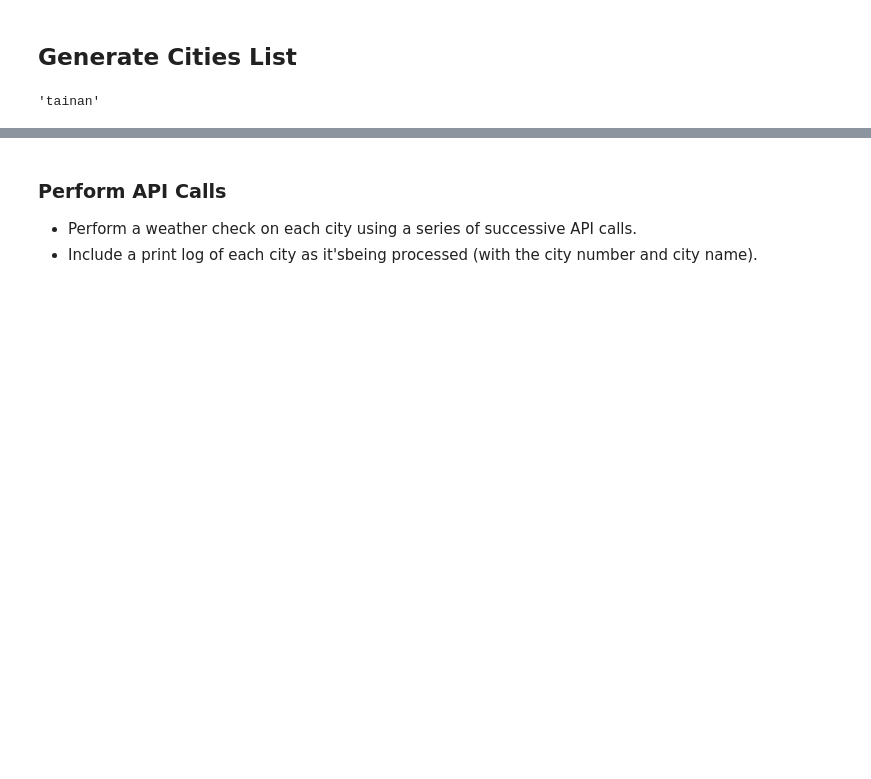
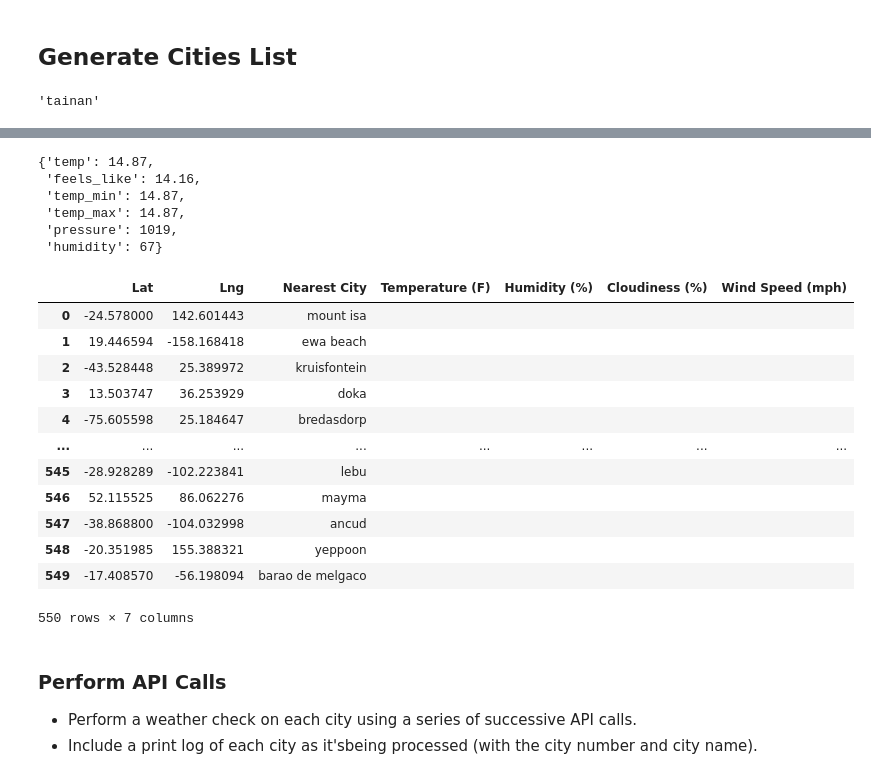
Before and after one commit to harikapeddi/Weather-Python-API, a Jupyter notebook: WeatherPy/WeatherPy.ipynb, the cells around one changed output, grey strips where cells are left out. Saved outputs shown, nothing was run; the diff lists cells and outputs as text; code cells hidden in the pictures; blank space fills up the shorter version.

```diff
--- a/WeatherPy/WeatherPy.ipynb
+++ b/WeatherPy/WeatherPy.ipynb
@@ -88,4 +102 @@ cities_df
 550 rows × 3 columns
-# %%
-cities_df['Temperature'] = ""
-cities_df
@@ -106,3 +133,32 @@ cities_df
+# %%
+response['main']
+# %% [output]
+{'temp': 14.87,
+ 'feels_like': 14.16,
+ 'temp_min': 14.87,
+ 'temp_max': 14.87,
+ 'pressure': 1019,
+ 'humidity': 67}
+# %%
+cities_df['Temperature (F)'] = ""
+cities_df['Humidity (%)'] = ""
+cities_df['Cloudiness (%)'] = ""
+cities_df['Wind Speed (mph)'] = ""
+cities_df
+# %% [output]
+|  | Lat | Lng | Nearest City | Temperature (F) | Humidity (%) | Cloudiness (%) | Wind Speed (mph) |
+| 0 | -24.578000 | 142.601443 | mount isa |  |  |  |  |
+| 1 | 19.446594 | -158.168418 | ewa beach |  |  |  |  |
+| 2 | -43.528448 | 25.389972 | kruisfontein |  |  |  |  |
+| 3 | 13.503747 | 36.253929 | doka |  |  |  |  |
+| 4 | -75.605598 | 25.184647 | bredasdorp |  |  |  |  |
+| ... | ... | ... | ... | ... | ... | ... | ... |
+| 545 | -28.928289 | -102.223841 | lebu |  |  |  |  |
+| 546 | 52.115525 | 86.062276 | mayma |  |  |  |  |
+| 547 | -38.868800 | -104.032998 | ancud |  |  |  |  |
+| 548 | -20.351985 | 155.388321 | yeppoon |  |  |  |  |
+| 549 | -17.408570 | -56.198094 | barao de melgaco |  |  |  |  |
+550 rows × 7 columns
 # %% [markdown]
 ### Perform API Calls
 * Perform a weather check on each city using a series of successive API calls.
```
Also changed, not shown: parts of 15 cells of this notebook.
